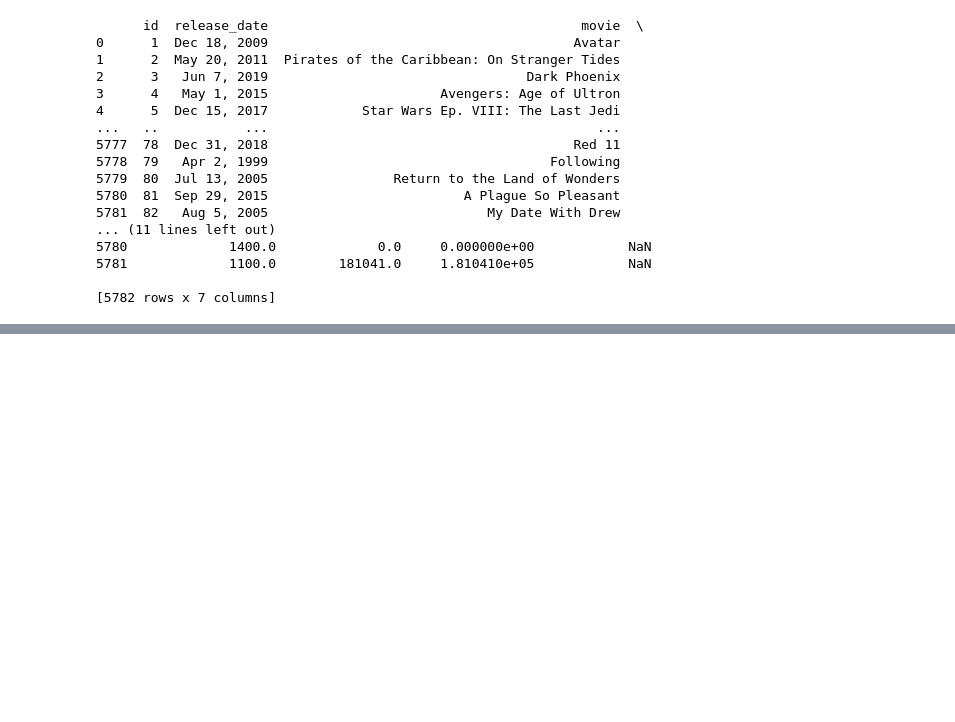
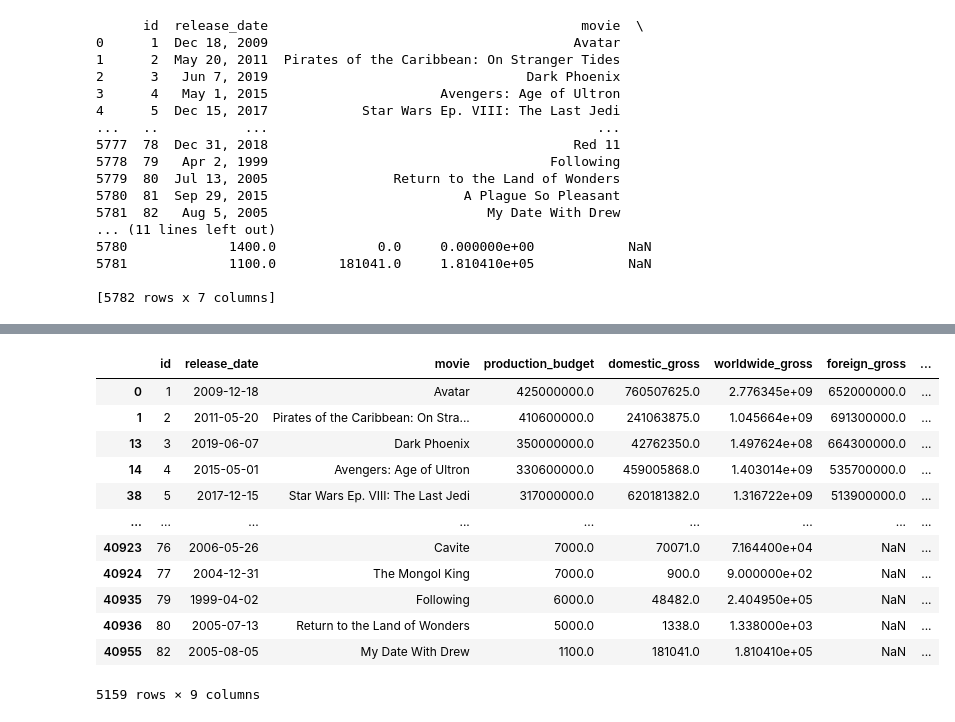
Before and after one commit to ElizabethMasai/dsc-phase-1-project-v2-4, a Jupyter notebook: student.ipynb, the cells around one changed output, grey strips where cells are left out. Cells and saved outputs as stored; diff of their text form; code cells hidden in the pictures; blank space fills up the shorter version.

```diff
--- a/student.ipynb
+++ b/student.ipynb
@@ -521,0 +749,18 @@ print(df2)
+# %%
+#Remove rows with null values
+merged_df.dropna(subset=['domestic_gross'],inplace=True)
+merged_df
+# %% [output]
+|  | id | release_date | movie | production_budget | domestic_gross | worldwide_gross | foreign_gross | ... |
+| 0 | 1 | 2009-12-18 | Avatar | 425000000.0 | 760507625.0 | 2.776345e+09 | 652000000.0 | ... |
+| 1 | 2 | 2011-05-20 | Pirates of the Caribbean: On Stra... | 410600000.0 | 241063875.0 | 1.045664e+09 | 691300000.0 | ... |
+| 13 | 3 | 2019-06-07 | Dark Phoenix | 350000000.0 | 42762350.0 | 1.497624e+08 | 664300000.0 | ... |
+| 14 | 4 | 2015-05-01 | Avengers: Age of Ultron | 330600000.0 | 459005868.0 | 1.403014e+09 | 535700000.0 | ... |
+| 38 | 5 | 2017-12-15 | Star Wars Ep. VIII: The Last Jedi | 317000000.0 | 620181382.0 | 1.316722e+09 | 513900000.0 | ... |
+| ... | ... | ... | ... | ... | ... | ... | ... | ... |
+| 40923 | 76 | 2006-05-26 | Cavite | 7000.0 | 70071.0 | 7.164400e+04 | NaN | ... |
+| 40924 | 77 | 2004-12-31 | The Mongol King | 7000.0 | 900.0 | 9.000000e+02 | NaN | ... |
+| 40935 | 79 | 1999-04-02 | Following | 6000.0 | 48482.0 | 2.404950e+05 | NaN | ... |
+| 40936 | 80 | 2005-07-13 | Return to the Land of Wonders | 5000.0 | 1338.0 | 1.338000e+03 | NaN | ... |
+| 40955 | 82 | 2005-08-05 | My Date With Drew | 1100.0 | 181041.0 | 1.810410e+05 | NaN | ... |
+5159 rows × 9 columns
```
Also changed, not shown: parts of 22 cells of this notebook.
